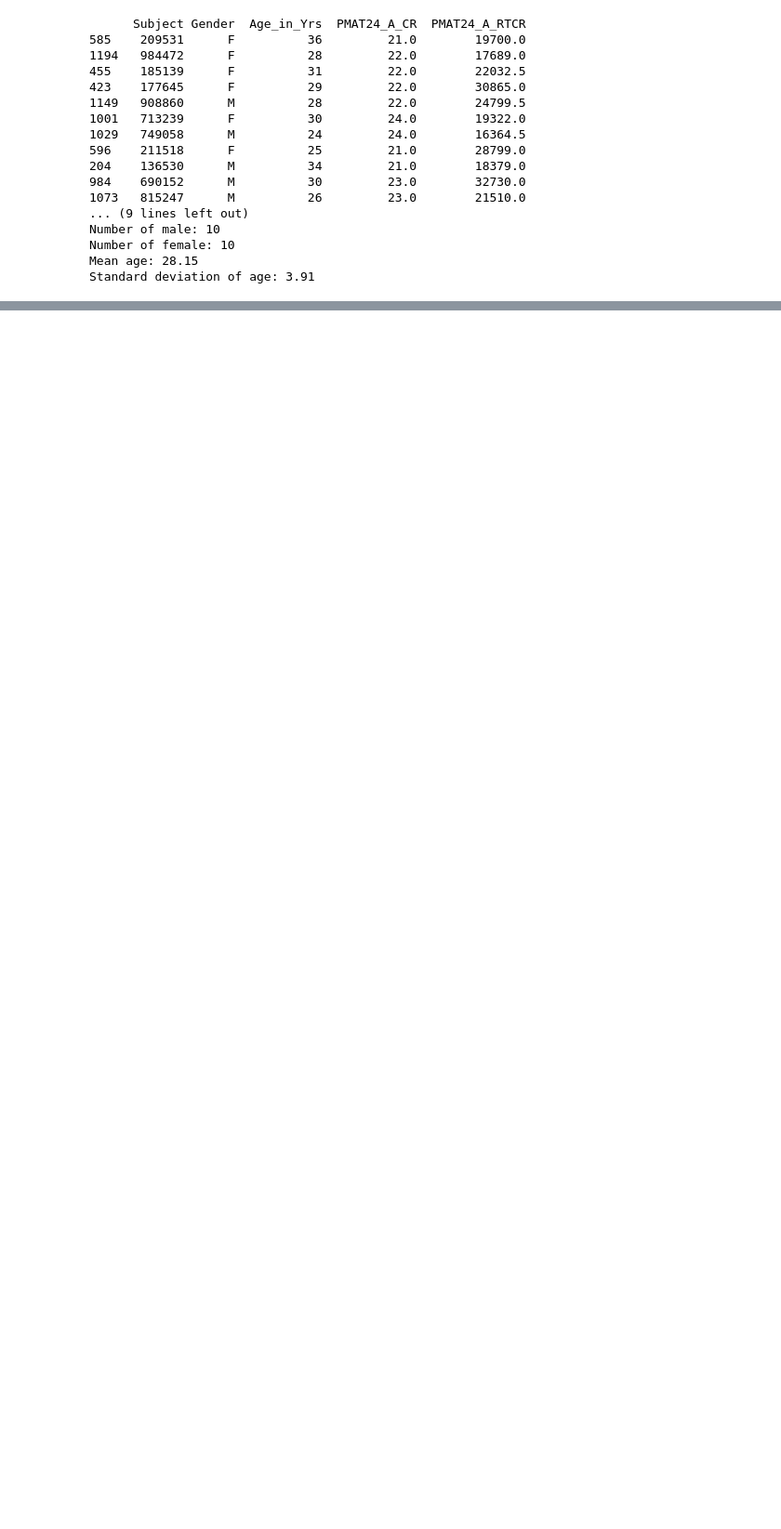
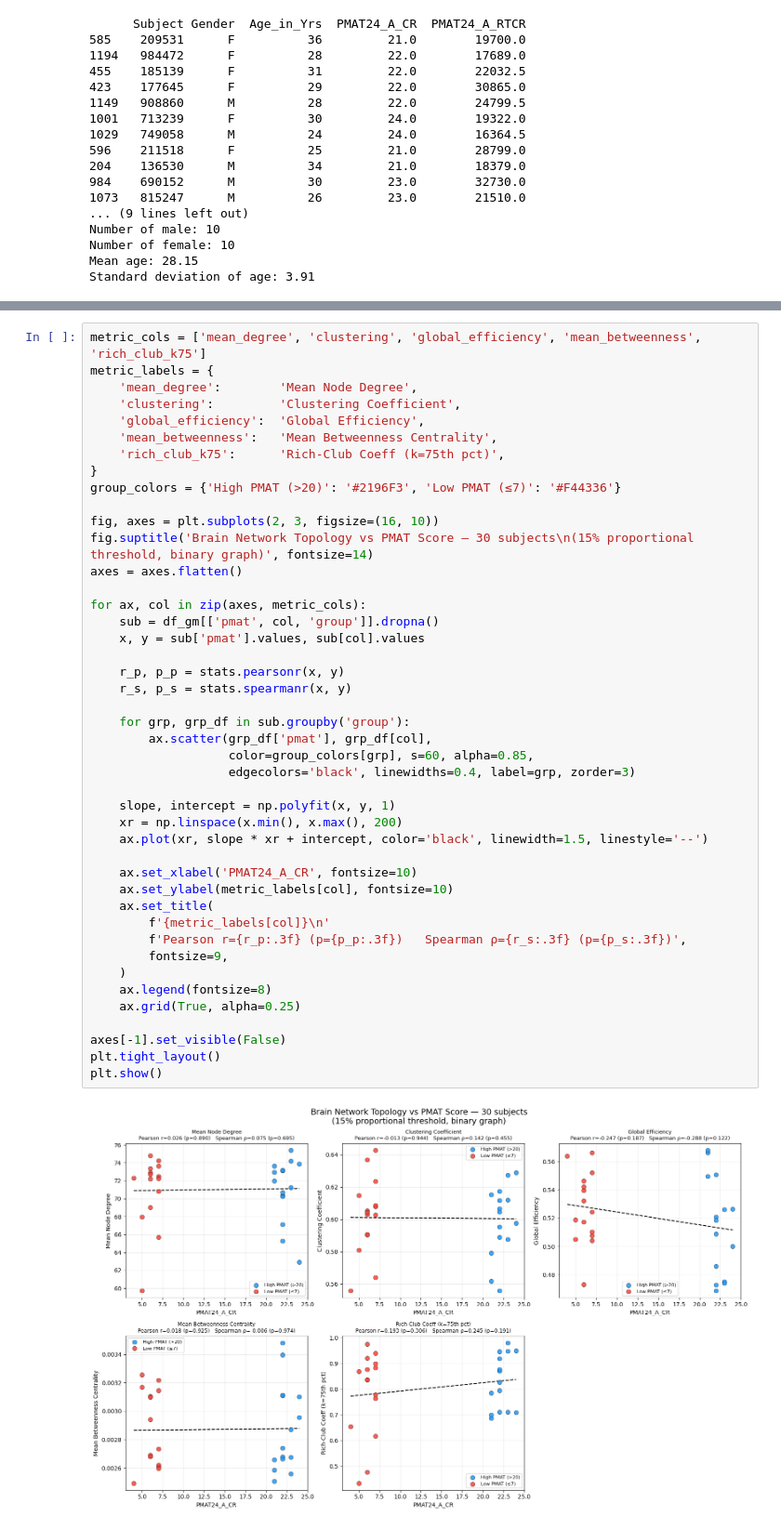
Before and after one commit to stevanna98/brain_network_into_dnn_v2, a Jupyter notebook: eda.ipynb, the cells around one changed output, grey strips where cells are left out. Shown at 93% size. Drawn from its saved outputs; the diff is of its cells as text; blank space fills up the shorter version.

```diff
--- a/eda.ipynb
+++ b/eda.ipynb
@@ -195,0 +637,46 @@ Standard deviation of age: 3.09
+# %%
+metric_cols = ['mean_degree', 'clustering', 'global_efficiency', 'mean_betweenness', 'rich_club_k75']
+metric_labels = {
+    'mean_degree':        'Mean Node Degree',
+    'clustering':         'Clustering Coefficient',
+    'global_efficiency':  'Global Efficiency',
+    'mean_betweenness':   'Mean Betweenness Centrality',
+    'rich_club_k75':      'Rich-Club Coeff (k=75th pct)',
+}
+group_colors = {'High PMAT (>20)': '#2196F3', 'Low PMAT (≤7)': '#F44336'}
+
+fig, axes = plt.subplots(2, 3, figsize=(16, 10))
+fig.suptitle('Brain Network Topology vs PMAT Score — 30 subjects\n(15% proportional threshold, binary graph)', fontsize=14)
+axes = axes.flatten()
+
+for ax, col in zip(axes, metric_cols):
+    sub = df_gm[['pmat', col, 'group']].dropna()
+    x, y = sub['pmat'].values, sub[col].values
+
+    r_p, p_p = stats.pearsonr(x, y)
+    r_s, p_s = stats.spearmanr(x, y)
+
+    for grp, grp_df in sub.groupby('group'):
+        ax.scatter(grp_df['pmat'], grp_df[col],
+                   color=group_colors[grp], s=60, alpha=0.85,
+                   edgecolors='black', linewidths=0.4, label=grp, zorder=3)
+
+    slope, intercept = np.polyfit(x, y, 1)
+    xr = np.linspace(x.min(), x.max(), 200)
+    ax.plot(xr, slope * xr + intercept, color='black', linewidth=1.5, linestyle='--')
+
+    ax.set_xlabel('PMAT24_A_CR', fontsize=10)
+    ax.set_ylabel(metric_labels[col], fontsize=10)
+    ax.set_title(
+        f'{metric_labels[col]}\n'
+        f'Pearson r={r_p:.3f} (p={p_p:.3f})   Spearman ρ={r_s:.3f} (p={p_s:.3f})',
+        fontsize=9,
+    )
+    ax.legend(fontsize=8)
+    ax.grid(True, alpha=0.25)
+
+axes[-1].set_visible(False)
+plt.tight_layout()
+plt.show()
+# %% [output]
+[figure, added]
```
Also changed, not shown: parts of 23 cells of this notebook, 3 other files.
